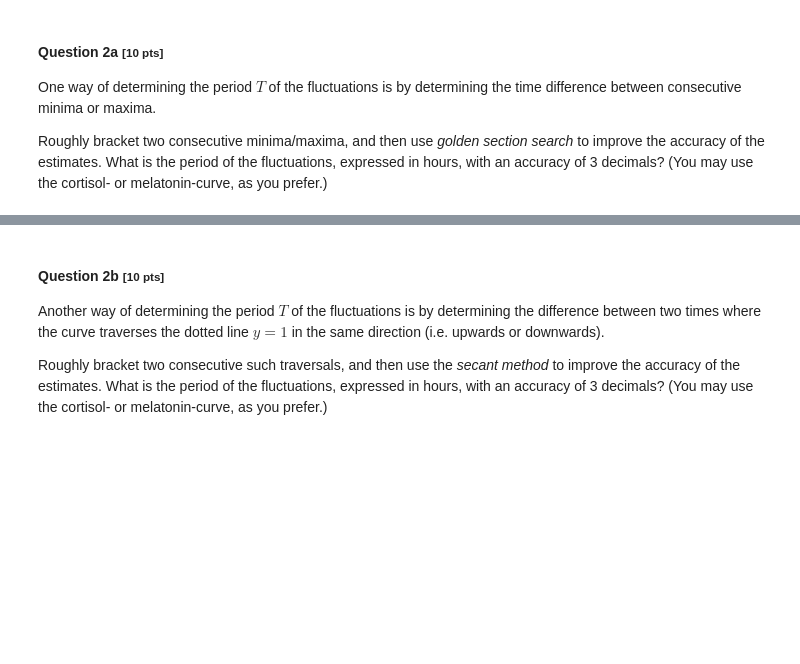
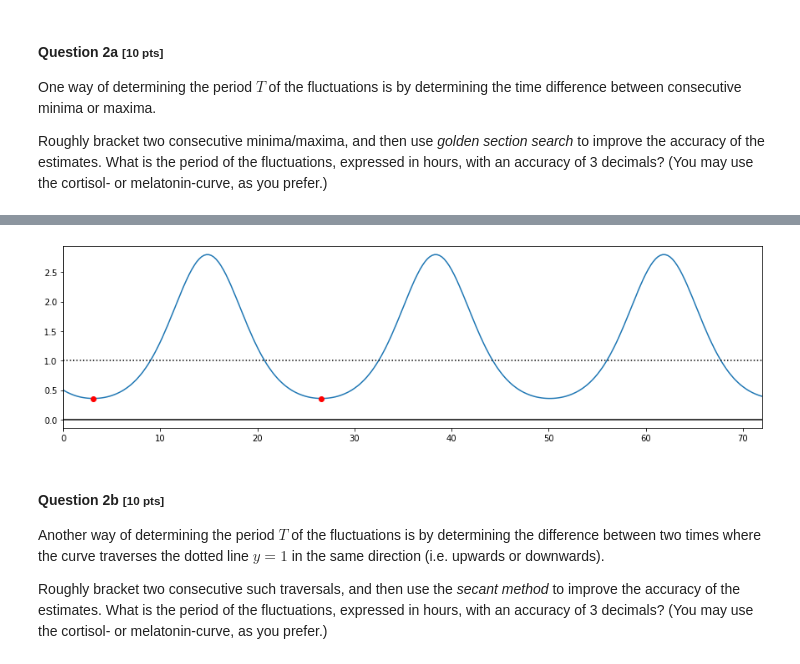
Before and after one commit to KaikaiLinHanze/DataScience, a Jupyter notebook: Numerical Analysis/exam/Test exam (2020-2021)/BFVM19DATASC2_T_DataScience2_2021_DSLS_LADR.ipynb, the cells around one changed output, grey strips where cells are left out. Cells and saved outputs as stored; diff of their text form; code cells hidden in the pictures; blank space fills up the shorter version.

```diff
--- a/Numerical Analysis/exam/Test exam (2020-2021)/BFVM19DATASC2_T_DataScience2_2021_DSLS_LADR.ipynb
+++ b/Numerical Analysis/exam/Test exam (2020-2021)/BFVM19DATASC2_T_DataScience2_2021_DSLS_LADR.ipynb
@@ -273,3 +301,13 @@ print(xmins[0],xmins[1])
+# %%
+plt.figure(figsize=(15, 4))
+plt.plot(ts,cortisol)
+plt.xlim(0, 72)
+plt.axhline(0.0, color='k'); plt.axhline(1.0, color='k', ls=':')
+plt.plot(T1, model(T1)[1],"or")
+plt.plot(T2,model(T2)[1],"or")
+plt.show()
+# %% [output]
+[figure, added]
 # %% [markdown]
 #### Question 2b <small>[10 pts]</small>
 
```
Also changed, not shown: parts of 16 cells of this notebook.
